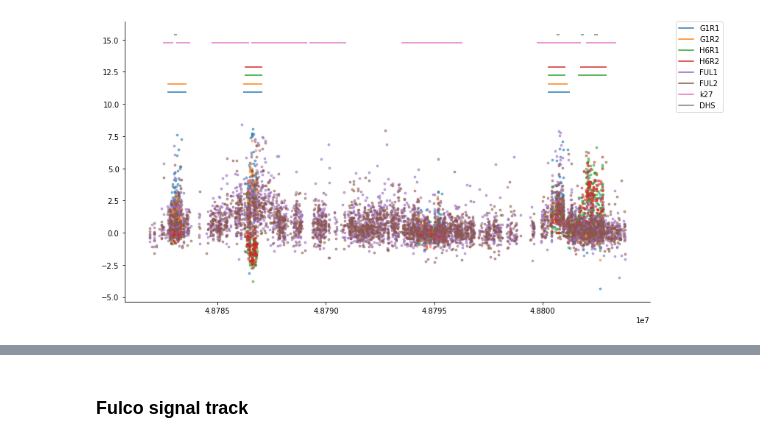
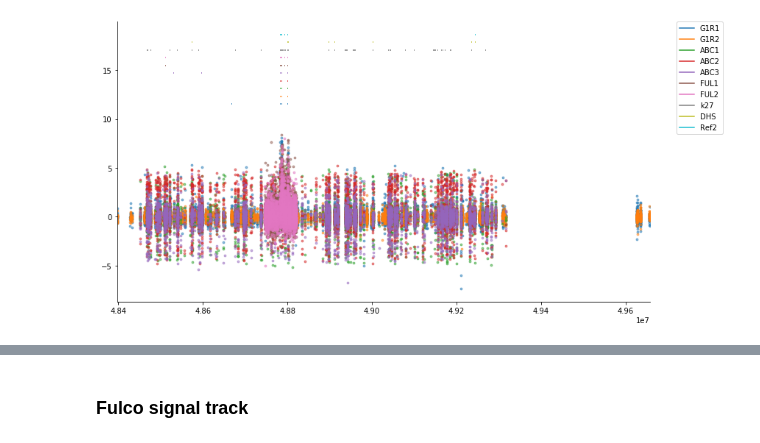
Before and after one commit to sjgosai/casa, a Jupyter notebook: analysis/GATA_locus.ipynb, the cells around one changed output, grey strips where cells are left out. Drawn from its saved outputs; the diff is of its cells as text; code cells hidden in the pictures.

```diff
--- a/analysis/GATA_locus.ipynb
+++ b/analysis/GATA_locus.ipynb
@@ -58,3 +82,8 @@ for i, fn in enumerate(fn_list):
 # %%
-data = pd.concat([ df.set_index('Coordinates') for df in data ],axis=1)
+data = pd.concat([ df.drop_duplicates(subset='Coordinates', keep='first').set_index('Coordinates') for df in data ],axis=1,join='outer',sort=False)
+# %%
+# Flip ABC data
+data['ABC1'] = data['ABC1'] * -1
+data['ABC2'] = data['ABC2'] * -1
+data['ABC3'] = data['ABC3'] * -1
 # %% [markdown]
@@ -77,13 +106,13 @@ data['cutsite'] = [ int(coord.split(':')[1].split('-')[1]) - 4
                     int(coord.split(':')[1].split('-')[0]) + 3
                       for coord in data.index ]
 # %%
-test_peaks = [ pd.read_table(fn,sep='\t',header=None,names=['chr','start','end']) for fn in ['../data/GATA1_rep5__mergedPeaks.bed','../data/GATA1_rep7__mergedPeaks.bed'] + ['../data/HDAC_rep9__mergedPeaks.bed','../data/HDAC_rep10__mergedPeaks.bed'] ]
+test_peaks = [ pd.read_table(fn,sep='\t',header=None,usecols=[0,1,2],names=['chr','start','end']) for fn in ['../data/GATA1_rep5__mergedPeaks.bed','../data/GATA1_rep7__mergedPeaks.bed'] + ['../data/HDAC_rep9__mergedPeaks.bed','../data/HDAC_rep10__mergedPeaks.bed'] + ['../data/ABC_rep1__sigPeaks.bed','../data/ABC_rep2__sigPeaks.bed','../data/ABC_rep3__sigPeaks.bed'] + ['../data/Fulco_GATA_enhancer_filter.bed','../data/Fulco_GATA_enhancer_filter.bed'] ]
 print(len(test_peaks))
-extra_feat = [ pd.read_table(fn,sep='\t',header=None,names=['chr','start','end'],usecols=[0,1,2]) for fn in ['../data/k27ac_replicatePeaks_hg38_scoreFiltered.bed','../data/DNASE_peaks_replicated.bed'] ]
+extra_feat = [ pd.read_table(fn,sep='\t',header=None,names=['chr','start','end'],usecols=[0,1,2]) for fn in ['../data/Fulco_GATA_enhancer_filter.bed','../data/ABC_paperPeaks_hg38.bed','../data/k27ac_replicatePeaks_hg38_scoreFiltered.bed','../data/DNASE_peaks_replicated.bed'] ]
 [ test_peaks.append( feat.loc[ feat['chr'] == 'chrX' ,:] ) for feat in extra_feat ]
 test_peaks = [ df.reset_index(drop=True) for df in test_peaks ]
 print(len(test_peaks))
-for exp_id, peaks_idx in zip(['G1R1','G1R2','H6R1','H6R2','k27','DHS'],range(len(test_peaks))):
+for exp_id, peaks_idx in zip(['G1R1','G1R2','H6R1','H6R2','ABC1','ABC2','ABC3','FUL1','FUL2','Ref1','Ref2','k27','DHS'],range(len(test_peaks))):
     test_peaks[peaks_idx]['exp_id'] = exp_id
     test_peaks[peaks_idx]['assay'] = id2info[exp_id][0]
     test_peaks[peaks_idx]['replicate'] = id2info[exp_id][1]
@@ -147,6 +176,7 @@ def plot_hff_cutsites(plot_interval, cutsite_data, peak_data, plot_ids):
 
     ax.spines['right'].set_visible(False)
     ax.spines['top'].set_visible(False)
+    ax.set_xlim(*plot_interval)
     custom_lines = [ Line2D([0], [0], color=col_dict[color]) for color in plot_ids ]
     ax.legend(custom_lines, plot_ids,bbox_to_anchor=(1.05, 1), loc=2, borderaxespad=0.)
     plt.tight_layout()
@@ -159,5 +207,5 @@ fig_h, ax_h = plot_hff_cutsites(np.array([[48397729,49657309]]),
 # %%
-fig_h, ax_h = plot_hff_cutsites(np.array([[48781722,48803966]]),
-          data, test_peaks, plot_ids=['G1R1','G1R2','H6R1','H6R2','FUL1','FUL2','k27','DHS'])
+fig_h, ax_h = plot_hff_cutsites(np.array([[48397729,49657309]]),
+          data, test_peaks, plot_ids=['G1R1','G1R2','ABC1','ABC2','ABC3','FUL1','FUL2','k27','DHS','Ref2'])
 # %% [output]
-[figure, old version]
+[figure, new version]
```
Also changed, not shown: parts of 35 cells of this notebook, 2 other files.
